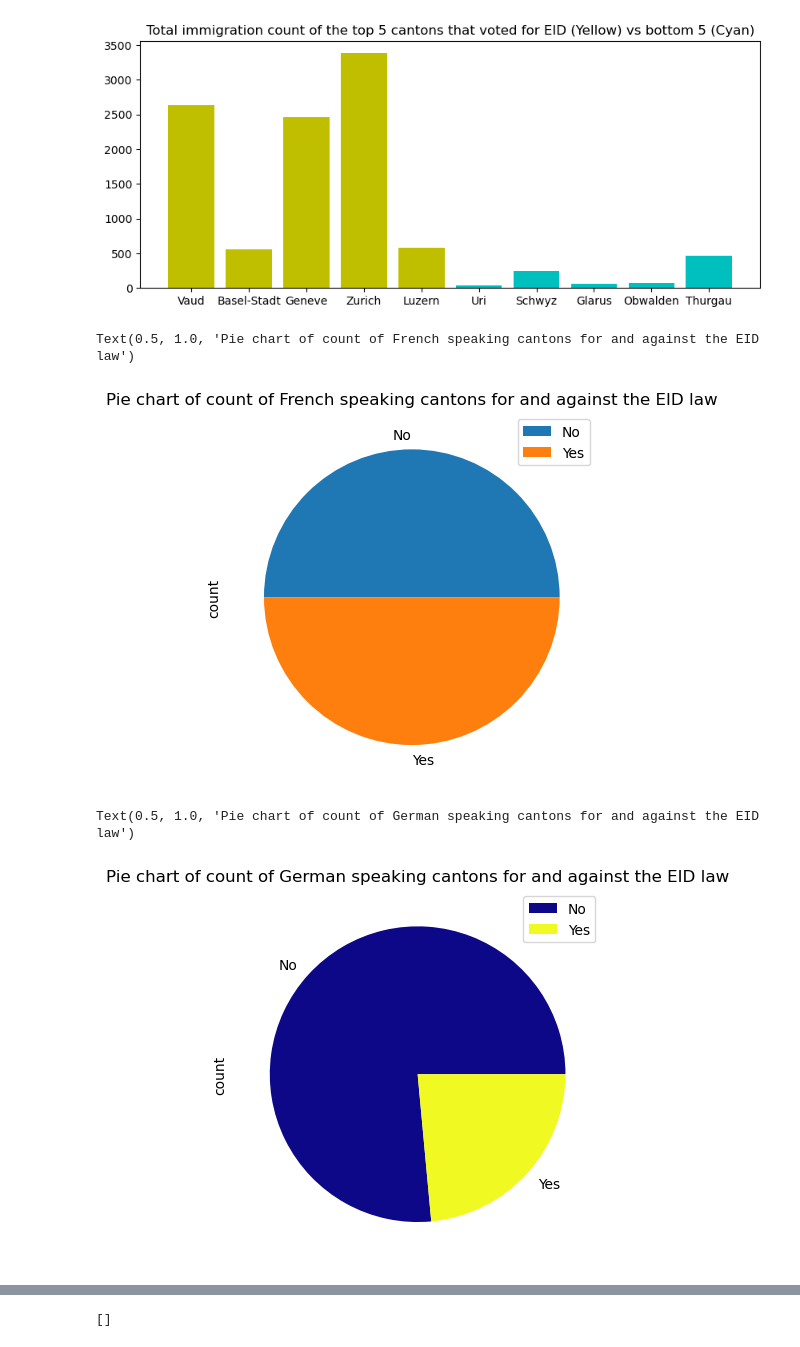
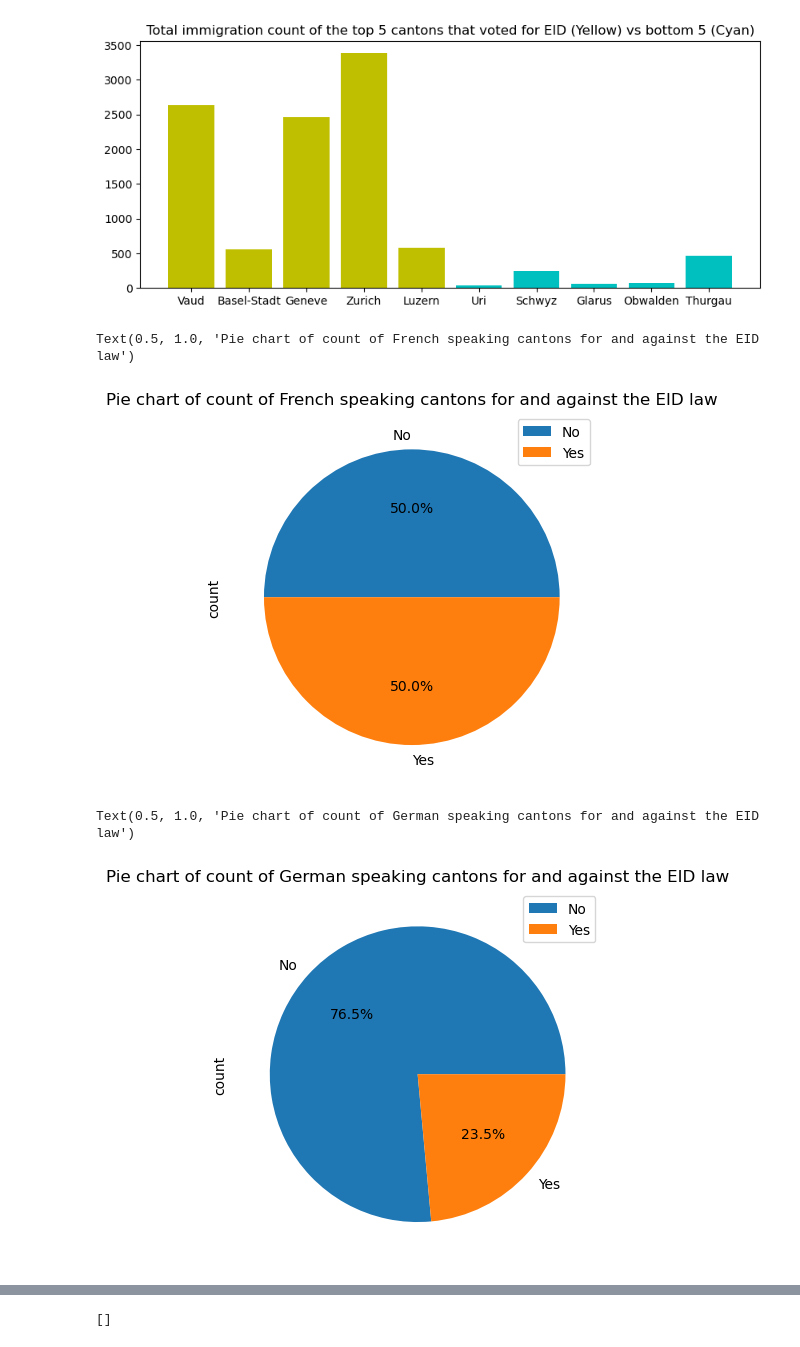
Before and after one commit to Rolph1/Online-privacy-votation-data-analysis, a Jupyter notebook: analysis.ipynb, the cells around one changed output, grey strips where cells are left out. Cells and saved outputs as stored; diff of their text form; code cells hidden in the pictures.

Commit message:
new graphs

```diff
--- a/analysis.ipynb
+++ b/analysis.ipynb
@@ -445,17 +468,17 @@ pie_2 = pie_df.groupby(["Language"]).value_counts()
 pie_2 = pie_2.reset_index()
 # %%
 pie_french = pie_2[pie_2["Language"] == "French"].set_index("Accepted")
-pie_french.plot.pie(y="count")
+pie_french.plot.pie(y="count", autopct='%1.1f%%')
 plt.title("Pie chart of count of French speaking cantons for and against the EID law")
 # %% [output]
 Text(0.5, 1.0, 'Pie chart of count of French speaking cantons for and against the EID law')
-[figure, old version]
+[figure, new version]
 # %%
 pie_german = pie_2[pie_2["Language"] == "German"].set_index("Accepted")
-pie_german.plot.pie(y="count", cmap="plasma")
+pie_german.plot.pie(y="count", autopct='%1.1f%%')
 plt.title("Pie chart of count of German speaking cantons for and against the EID law")
 # %% [output]
 Text(0.5, 1.0, 'Pie chart of count of German speaking cantons for and against the EID law')
-[figure, old version]
+[figure, new version]
 # %%
 pie_bilingual = pie_2[pie_2["Language"] == "Bilingual"].set_index("Accepted")
```
Also changed, not shown: parts of 12 cells of this notebook, 1 other file.
